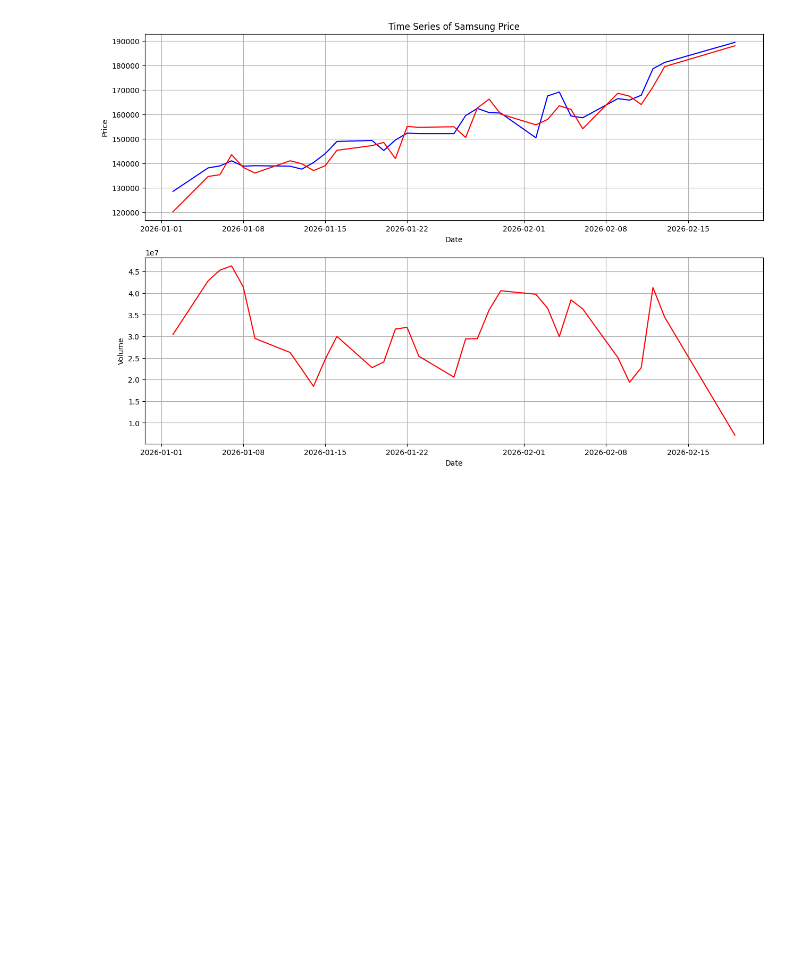
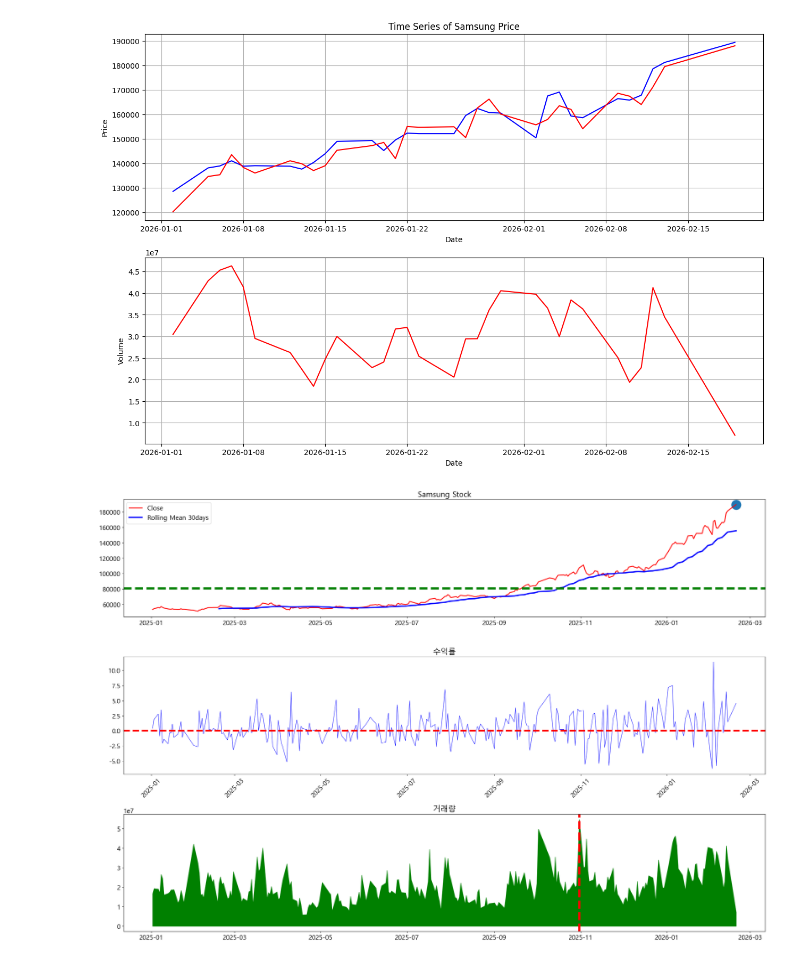
Before and after one commit to bbangwon/finance-study, a Jupyter notebook: study_007.ipynb, the cells around one changed output. Saved outputs shown, nothing was run; the diff lists cells and outputs as text; code cells hidden in the pictures; blank space fills up the shorter version.

```diff
--- a/study_007.ipynb
+++ b/study_007.ipynb
@@ -190,3 +190,39 @@ axs[1].set(xlabel="Date", ylabel="Volume")
 plt.show()
 # %% [output]
 [figure]
+# %%
+import matplotlib.pyplot as plt
+import pandas as pd
+import numpy as np
+
+plt.rc("font", family="Malgun Gothic")
+plt.rc("axes", unicode_minus=False)
+plt.rcParams["figure.figsize"] = (22, 15)
+plt.rcParams["font.size"] = 15
+# %%
+df = df_samsung["2025-01-01":]
+fig, axes = plt.subplots(3, 1)  # , sharex=True)
+
+axes[0].plot(df["Close"], color="red", linewidth=2)
+axes[0].plot(df["Close"].rolling(window=30).mean(), color="blue", linewidth=3)
+axes[0].axhline(df["Close"].mean(), color="green", linestyle="--", linewidth=5)
+axes[0].scatter(df.index[df["Close"].argmax()], df["Close"].max(), s=500)
+axes[0].legend(["Close", "Rolling Mean 30days"])
+
+axes[0].set_title("Samsung Stock")
+
+axes[1].plot(df["Change"] * 100, color="blue", linewidth=0.8)
+axes[1].axhline(0, color="red", linestyle="--", linewidth=4)
+axes[1].tick_params(axis="x", labelrotation=45)
+axes[1].set_title("수익률")
+
+axes[2].fill_between(df.index, df["Volume"], color="green", alpha=1)
+axes[2].axvline(
+    df.index[df["Volume"].argmax()], color="red", linestyle="--", linewidth=5
+)
+axes[2].set_title("거래량")
+
+plt.tight_layout()
+plt.show()
+# %% [output]
+[figure, added]
```
